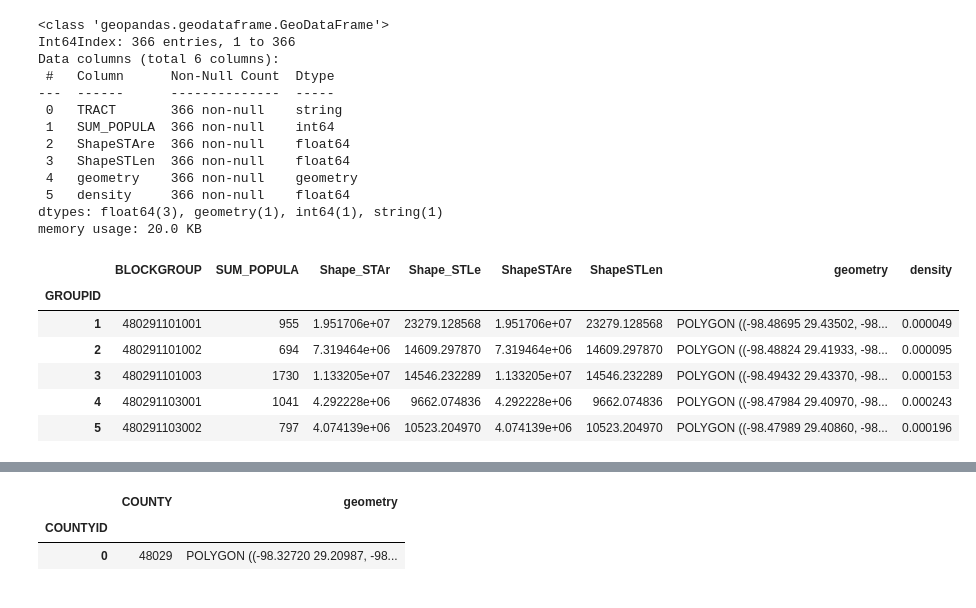
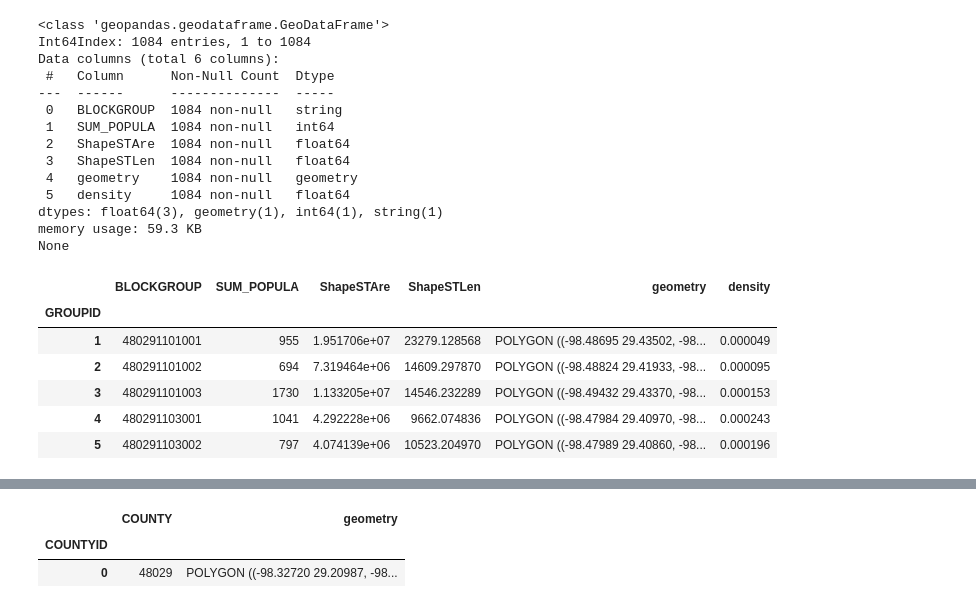
Before and after one commit to get-on-the-bus/via-project, a Jupyter notebook: kevin/geocoding_stops_and_blocks.ipynb, the cells around one changed output, grey strips where cells are left out. Cells and saved outputs as stored; diff of their text form; code cells hidden in the pictures.

```diff
--- a/kevin/geocoding_stops_and_blocks.ipynb
+++ b/kevin/geocoding_stops_and_blocks.ipynb
@@ -123,34 +126,34 @@ gdf_tracts.head()
 | 3 | 48029110500 | 2238 | 1.366653e+07 | 16048.493069 | POLYGON ((-98.50799 29.42314, -98... | 0.000287 |
 | 4 | 48029110600 | 7553 | 2.117379e+07 | 20426.412628 | POLYGON ((-98.50111 29.42735, -98... | 0.000967 |
 | 5 | 48029110700 | 1398 | 1.058371e+07 | 16998.776148 | POLYGON ((-98.50401 29.44202, -98... | 0.000179 |
-# %%
-gdf_tracts.info()
-# %% [output]
-<class 'geopandas.geodataframe.GeoDataFrame'>
-Int64Index: 366 entries, 1 to 366
-Data columns (total 6 columns):
- #   Column      Non-Null Count  Dtype
----  ------      --------------  -----
- 0   TRACT       366 non-null    string
- 1   SUM_POPULA  366 non-null    int64
- 2   ShapeSTAre  366 non-null    float64
- 3   ShapeSTLen  366 non-null    float64
- 4   geometry    366 non-null    geometry
- 5   density     366 non-null    float64
-dtypes: float64(3), geometry(1), int64(1), string(1)
-memory usage: 20.0 KB
 # %%
 gdf_groups = gpd.read_file(files['block_groups']).set_index('OBJECTID')
 gdf_groups.index.name = 'GROUPID'
 gdf_groups['density']=gdf_groups.SUM_POPULA / gdf_groups.ShapeSTAre
 gdf_groups = gdf_groups.to_crs('epsg:4326')
 gdf_groups = gdf_groups.astype({'BLOCKGROUP':'string'})
+gdf_groups = gdf_groups.drop(columns=['Shape_STAr','Shape_STLe'])
+print(gdf_groups.info())
 gdf_groups.head()
 # %% [output]
+<class 'geopandas.geodataframe.GeoDataFrame'>
+Int64Index: 1084 entries, 1 to 1084
+Data columns (total 6 columns):
+ #   Column      Non-Null Count  Dtype
+---  ------      --------------  -----
+ 0   BLOCKGROUP  1084 non-null   string
+ 1   SUM_POPULA  1084 non-null   int64
+ 2   ShapeSTAre  1084 non-null   float64
+ 3   ShapeSTLen  1084 non-null   float64
+ 4   geometry    1084 non-null   geometry
+ 5   density     1084 non-null   float64
+dtypes: float64(3), geometry(1), int64(1), string(1)
+memory usage: 59.3 KB
+None
-|  | BLOCKGROUP | SUM_POPULA | Shape_STAr | Shape_STLe | ShapeSTAre | ShapeSTLen | geometry | density |
-| GROUPID |  |  |  |  |  |  |  |  |
-| 1 | 480291101001 | 955 | 1.951706e+07 | 23279.128568 | 1.951706e+07 | 23279.128568 | POLYGON ((-98.48695 29.43502, -98... | 0.000049 |
-| 2 | 480291101002 | 694 | 7.319464e+06 | 14609.297870 | 7.319464e+06 | 14609.297870 | POLYGON ((-98.48824 29.41933, -98... | 0.000095 |
-| 3 | 480291101003 | 1730 | 1.133205e+07 | 14546.232289 | 1.133205e+07 | 14546.232289 | POLYGON ((-98.49432 29.43370, -98... | 0.000153 |
-| 4 | 480291103001 | 1041 | 4.292228e+06 | 9662.074836 | 4.292228e+06 | 9662.074836 | POLYGON ((-98.47984 29.40970, -98... | 0.000243 |
-| 5 | 480291103002 | 797 | 4.074139e+06 | 10523.204970 | 4.074139e+06 | 10523.204970 | POLYGON ((-98.47989 29.40860, -98... | 0.000196 |
+|  | BLOCKGROUP | SUM_POPULA | ShapeSTAre | ShapeSTLen | geometry | density |
+| GROUPID |  |  |  |  |  |  |
+| 1 | 480291101001 | 955 | 1.951706e+07 | 23279.128568 | POLYGON ((-98.48695 29.43502, -98... | 0.000049 |
+| 2 | 480291101002 | 694 | 7.319464e+06 | 14609.297870 | POLYGON ((-98.48824 29.41933, -98... | 0.000095 |
+| 3 | 480291101003 | 1730 | 1.133205e+07 | 14546.232289 | POLYGON ((-98.49432 29.43370, -98... | 0.000153 |
+| 4 | 480291103001 | 1041 | 4.292228e+06 | 9662.074836 | POLYGON ((-98.47984 29.40970, -98... | 0.000243 |
+| 5 | 480291103002 | 797 | 4.074139e+06 | 10523.204970 | POLYGON ((-98.47989 29.40860, -98... | 0.000196 |
```
Also changed, not shown: parts of 48 cells of this notebook.
